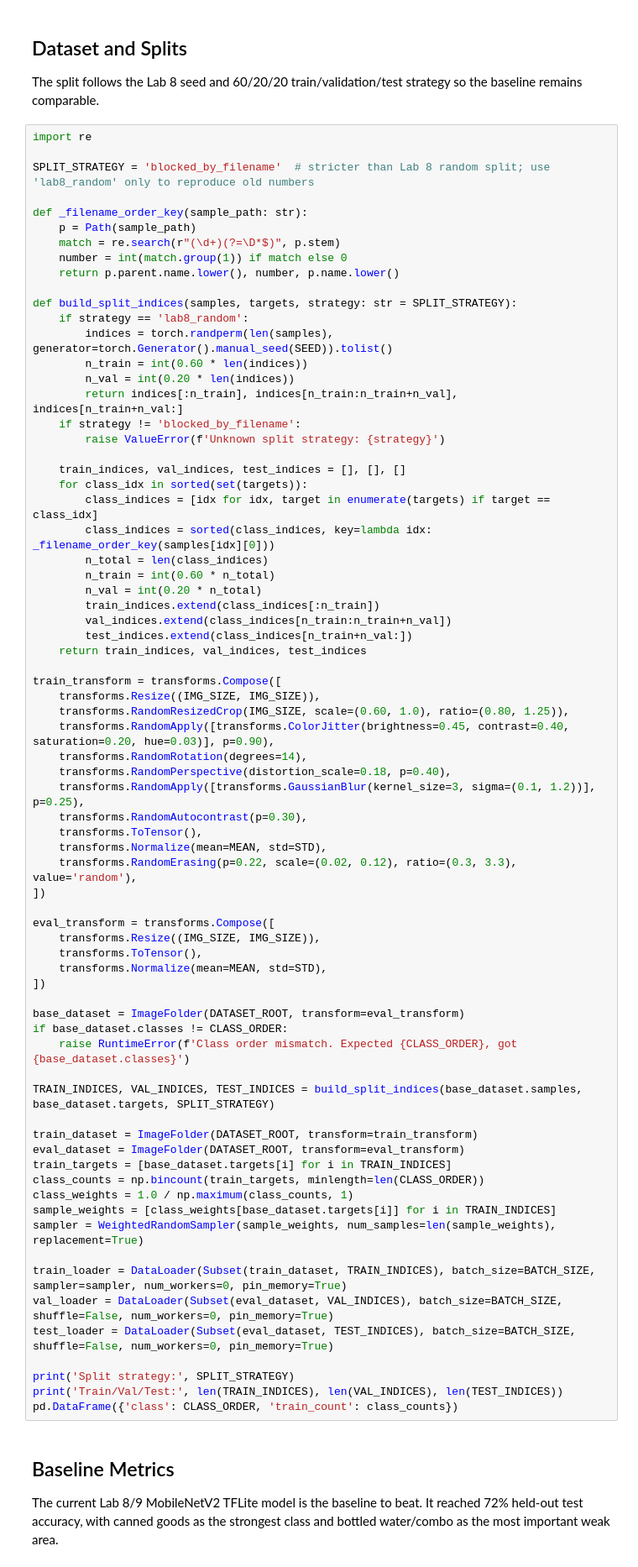
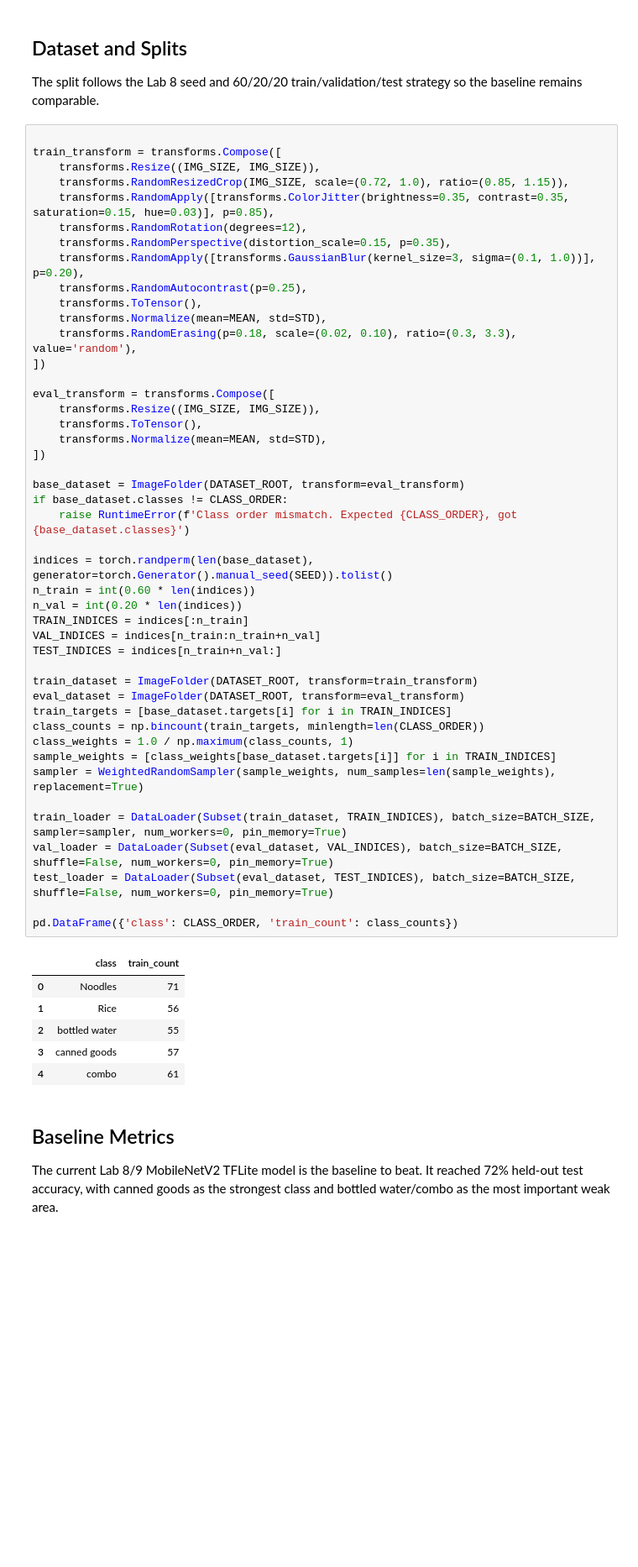
Before and after one commit to LorenzoBela/Machine-Learning-Group7, a Jupyter notebook: ml-perception-labs/lab10_rpi_deployment/notebook/Lab10_Retrain_Deploy.ipynb, the cells around one changed output. Shown at 84% size. Drawn from its saved outputs; the diff is of its cells as text; blank space fills up the shorter version.

```diff
--- a/ml-perception-labs/lab10_rpi_deployment/notebook/Lab10_Retrain_Deploy.ipynb
+++ b/ml-perception-labs/lab10_rpi_deployment/notebook/Lab10_Retrain_Deploy.ipynb
@@ -73,77 +74,57 @@ A high score on the old 500-image dataset is not proof of real-world Pi accuracy
 
 The split follows the Lab 8 seed and 60/20/20 train/validation/test strategy so the baseline remains comparable.
 # %%
-import re
-
-SPLIT_STRATEGY = 'blocked_by_filename'  # stricter than Lab 8 random split; use 'lab8_random' only to reproduce old numbers
-
-def _filename_order_key(sample_path: str):
-    p = Path(sample_path)
-    match = re.search(r"(\d+)(?=\D*$)", p.stem)
-    number = int(match.group(1)) if match else 0
-    return p.parent.name.lower(), number, p.name.lower()
-
-def build_split_indices(samples, targets, strategy: str = SPLIT_STRATEGY):
-    if strategy == 'lab8_random':
-        indices = torch.randperm(len(samples), generator=torch.Generator().manual_seed(SEED)).tolist()
-        n_train = int(0.60 * len(indices))
-        n_val = int(0.20 * len(indices))
-        return indices[:n_train], indices[n_train:n_train+n_val], indices[n_train+n_val:]
-    if strategy != 'blocked_by_filename':
-        raise ValueError(f'Unknown split strategy: {strategy}')
-
-    train_indices, val_indices, test_indices = [], [], []
-    for class_idx in sorted(set(targets)):
-        class_indices = [idx for idx, target in enumerate(targets) if target == class_idx]
-        class_indices = sorted(class_indices, key=lambda idx: _filename_order_key(samples[idx][0]))
-        n_total = len(class_indices)
-        n_train = int(0.60 * n_total)
-        n_val = int(0.20 * n_total)
-        train_indices.extend(class_indices[:n_train])
-        val_indices.extend(class_indices[n_train:n_train+n_val])
-        test_indices.extend(class_indices[n_train+n_val:])
-    return train_indices, val_indices, test_indices
 
 train_transform = transforms.Compose([
     transforms.Resize((IMG_SIZE, IMG_SIZE)),
-    transforms.RandomResizedCrop(IMG_SIZE, scale=(0.60, 1.0), ratio=(0.80, 1.25)),
-    transforms.RandomApply([transforms.ColorJitter(brightness=0.45, contrast=0.40, saturation=0.20, hue=0.03)], p=0.90),
-    transforms.RandomRotation(degrees=14),
-    transforms.RandomPerspective(distortion_scale=0.18, p=0.40),
-    transforms.RandomApply([transforms.GaussianBlur(kernel_size=3, sigma=(0.1, 1.2))], p=0.25),
-    transforms.RandomAutocontrast(p=0.30),
+    transforms.RandomResizedCrop(IMG_SIZE, scale=(0.72, 1.0), ratio=(0.85, 1.15)),
+    transforms.RandomApply([transforms.ColorJitter(brightness=0.35, contrast=0.35, saturation=0.15, hue=0.03)], p=0.85),
+    transforms.RandomRotation(degrees=12),
+    transforms.RandomPerspective(distortion_scale=0.15, p=0.35),
+    transforms.RandomApply([transforms.GaussianBlur(kernel_size=3, sigma=(0.1, 1.0))], p=0.20),
+    transforms.RandomAutocontrast(p=0.25),
     transforms.ToTensor(),
     transforms.Normalize(mean=MEAN, std=STD),
-    transforms.RandomErasing(p=0.22, scale=(0.02, 0.12), ratio=(0.3, 3.3), value='random'),
+    transforms.RandomErasing(p=0.18, scale=(0.02, 0.10), ratio=(0.3, 3.3), value='random'),
 ])
 
 eval_transform = transforms.Compose([
     transforms.Resize((IMG_SIZE, IMG_SIZE)),
     transforms.ToTensor(),
     transforms.Normalize(mean=MEAN, std=STD),
 ])
 
 base_dataset = ImageFolder(DATASET_ROOT, transform=eval_transform)
 if base_dataset.classes != CLASS_ORDER:
     raise RuntimeError(f'Class order mismatch. Expected {CLASS_ORDER}, got {base_dataset.classes}')
 
-TRAIN_INDICES, VAL_INDICES, TEST_INDICES = build_split_indices(base_dataset.samples, base_dataset.targets, SPLIT_STRATEGY)
+indices = torch.randperm(len(base_dataset), generator=torch.Generator().manual_seed(SEED)).tolist()
+n_train = int(0.60 * len(indices))
+n_val = int(0.20 * len(indices))
+TRAIN_INDICES = indices[:n_train]
+VAL_INDICES = indices[n_train:n_train+n_val]
+TEST_INDICES = indices[n_train+n_val:]
 
 train_dataset = ImageFolder(DATASET_ROOT, transform=train_transform)
 eval_dataset = ImageFolder(DATASET_ROOT, transform=eval_transform)
 train_targets = [base_dataset.targets[i] for i in TRAIN_INDICES]
 class_counts = np.bincount(train_targets, minlength=len(CLASS_ORDER))
 class_weights = 1.0 / np.maximum(class_counts, 1)
 sample_weights = [class_weights[base_dataset.targets[i]] for i in TRAIN_INDICES]
 sampler = WeightedRandomSampler(sample_weights, num_samples=len(sample_weights), replacement=True)
 
 train_loader = DataLoader(Subset(train_dataset, TRAIN_INDICES), batch_size=BATCH_SIZE, sampler=sampler, num_workers=0, pin_memory=True)
 val_loader = DataLoader(Subset(eval_dataset, VAL_INDICES), batch_size=BATCH_SIZE, shuffle=False, num_workers=0, pin_memory=True)
 test_loader = DataLoader(Subset(eval_dataset, TEST_INDICES), batch_size=BATCH_SIZE, shuffle=False, num_workers=0, pin_memory=True)
 
-print('Split strategy:', SPLIT_STRATEGY)
-print('Train/Val/Test:', len(TRAIN_INDICES), len(VAL_INDICES), len(TEST_INDICES))
 pd.DataFrame({'class': CLASS_ORDER, 'train_count': class_counts})
+# %% [output]
+|  | class | train_count |
+| 0 | Noodles | 71 |
+| 1 | Rice | 56 |
+| 2 | bottled water | 55 |
+| 3 | canned goods | 57 |
+| 4 | combo | 61 |
 # %% [markdown]
 ## Baseline Metrics
 
```
Also changed, not shown: parts of 12 cells of this notebook, 30 other files.
